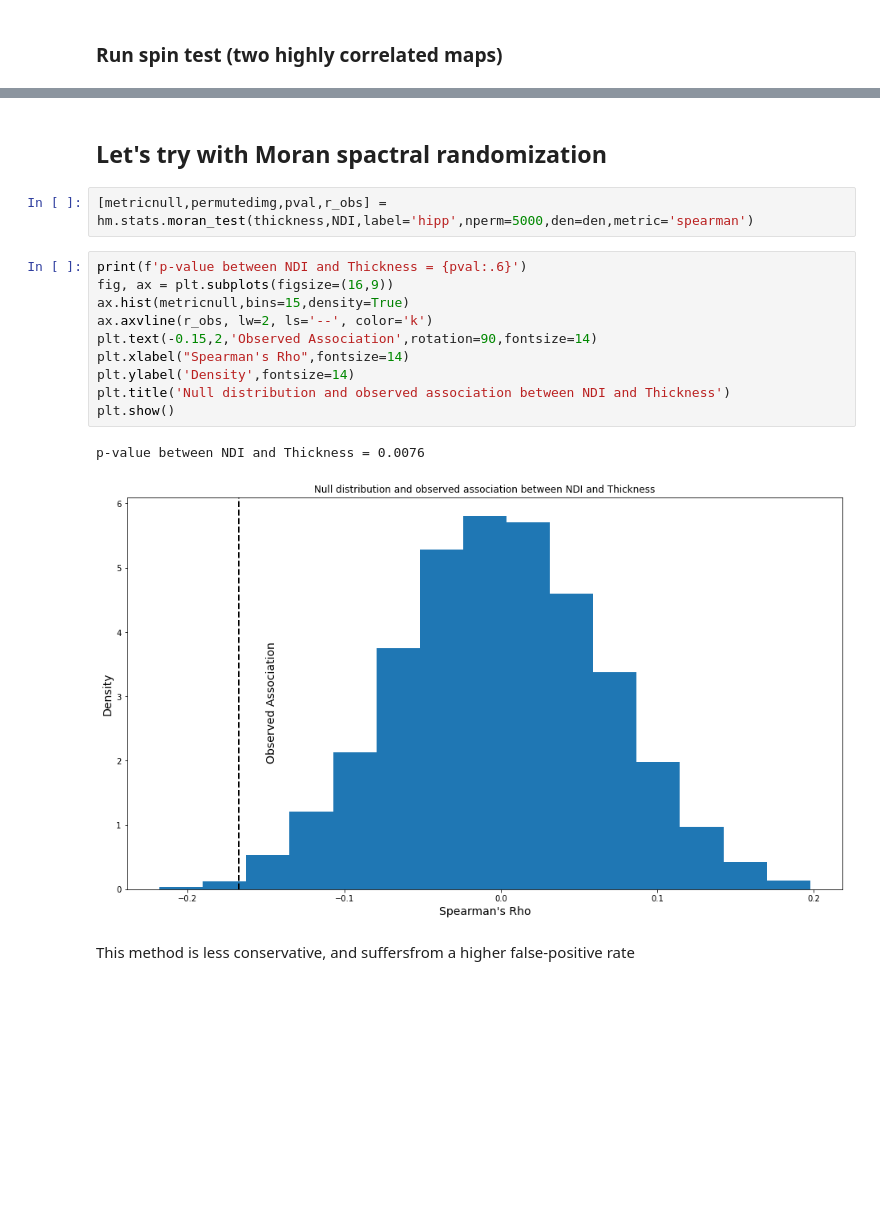
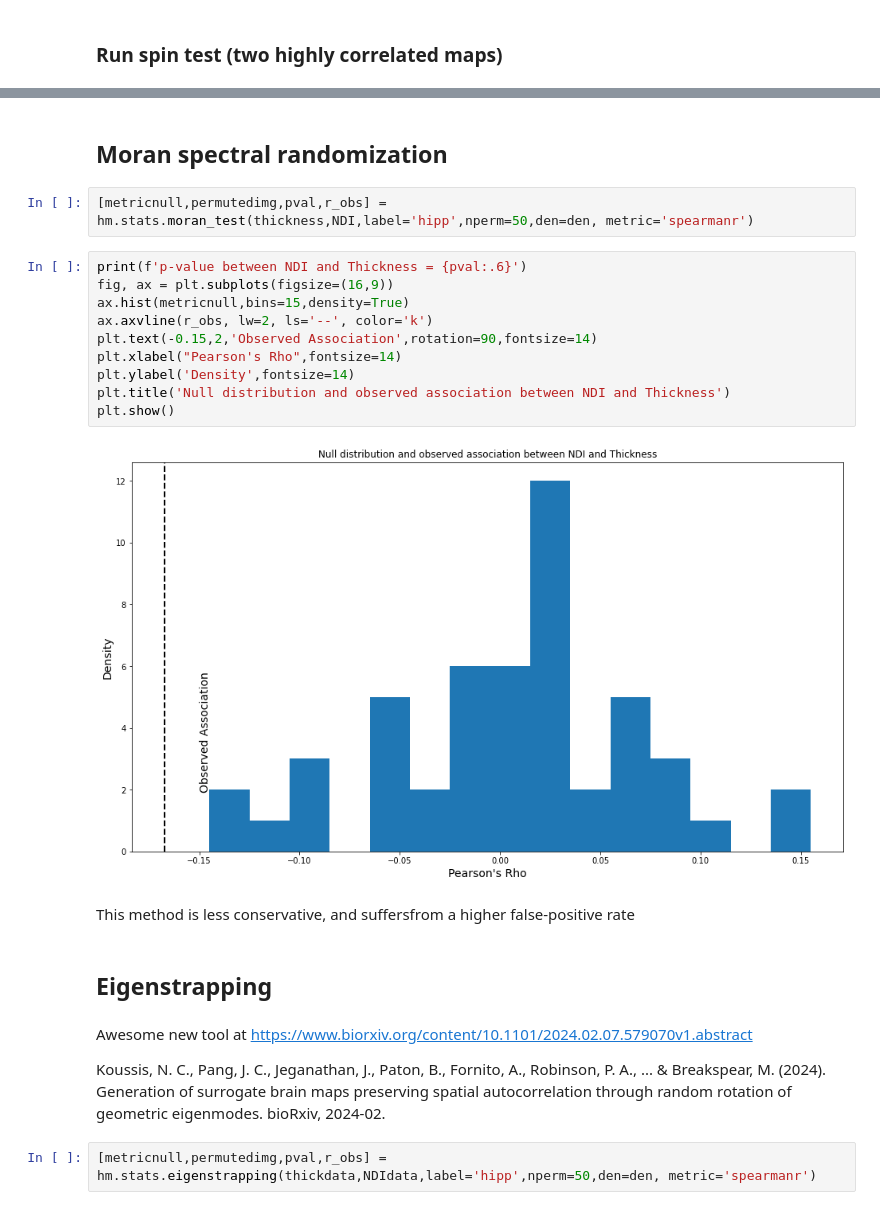
Before and after one commit to jordandekraker/hippomaps, a Jupyter notebook: hippomaps/demos/example_spintest.ipynb, the cells around one changed output, grey strips where cells are left out. Cells and saved outputs as stored; diff of their text form; blank space fills up the shorter version.

Commit message:
added eigenstrapping

```diff
--- a/hippomaps/demos/example_spintest.ipynb
+++ b/hippomaps/demos/example_spintest.ipynb
@@ -84,19 +70,26 @@ p-value between NDI and Thickness = 0.4524
 # %% [markdown]
-## Let's try with Moran spactral randomization
+## Moran spectral randomization
 # %%
-[metricnull,permutedimg,pval,r_obs] = hm.stats.moran_test(thickness,NDI,label='hipp',nperm=5000,den=den,metric='spearman')
+[metricnull,permutedimg,pval,r_obs] = hm.stats.moran_test(thickness,NDI,label='hipp',nperm=50,den=den, metric='spearmanr')
 # %%
 print(f'p-value between NDI and Thickness = {pval:.6}')
 fig, ax = plt.subplots(figsize=(16,9))
 ax.hist(metricnull,bins=15,density=True)
 ax.axvline(r_obs, lw=2, ls='--', color='k')
 plt.text(-0.15,2,'Observed Association',rotation=90,fontsize=14)
-plt.xlabel("Spearman's Rho",fontsize=14)
+plt.xlabel("Pearson's Rho",fontsize=14)
 plt.ylabel('Density',fontsize=14)
 plt.title('Null distribution and observed association between NDI and Thickness')
 plt.show()
 # %% [output]
-p-value between NDI and Thickness = 0.0076
-[figure, old version]
+[figure, new version]
 # %% [markdown]
 This method is less conservative, and suffersfrom a higher false-positive rate
+# %% [markdown]
+## Eigenstrapping
+# %% [markdown]
+Awesome new tool at https://www.biorxiv.org/content/10.1101/2024.02.07.579070v1.abstract
+
+Koussis, N. C., Pang, J. C., Jeganathan, J., Paton, B., Fornito, A., Robinson, P. A., ... & Breakspear, M. (2024). Generation of surrogate brain maps preserving spatial autocorrelation through random rotation of geometric eigenmodes. bioRxiv, 2024-02.
+# %%
+[metricnull,permutedimg,pval,r_obs] = hm.stats.eigenstrapping(thickdata,NDIdata,label='hipp',nperm=50,den=den, metric='spearmanr')
```
Also changed, not shown: parts of 11 cells of this notebook, 1 other file.
